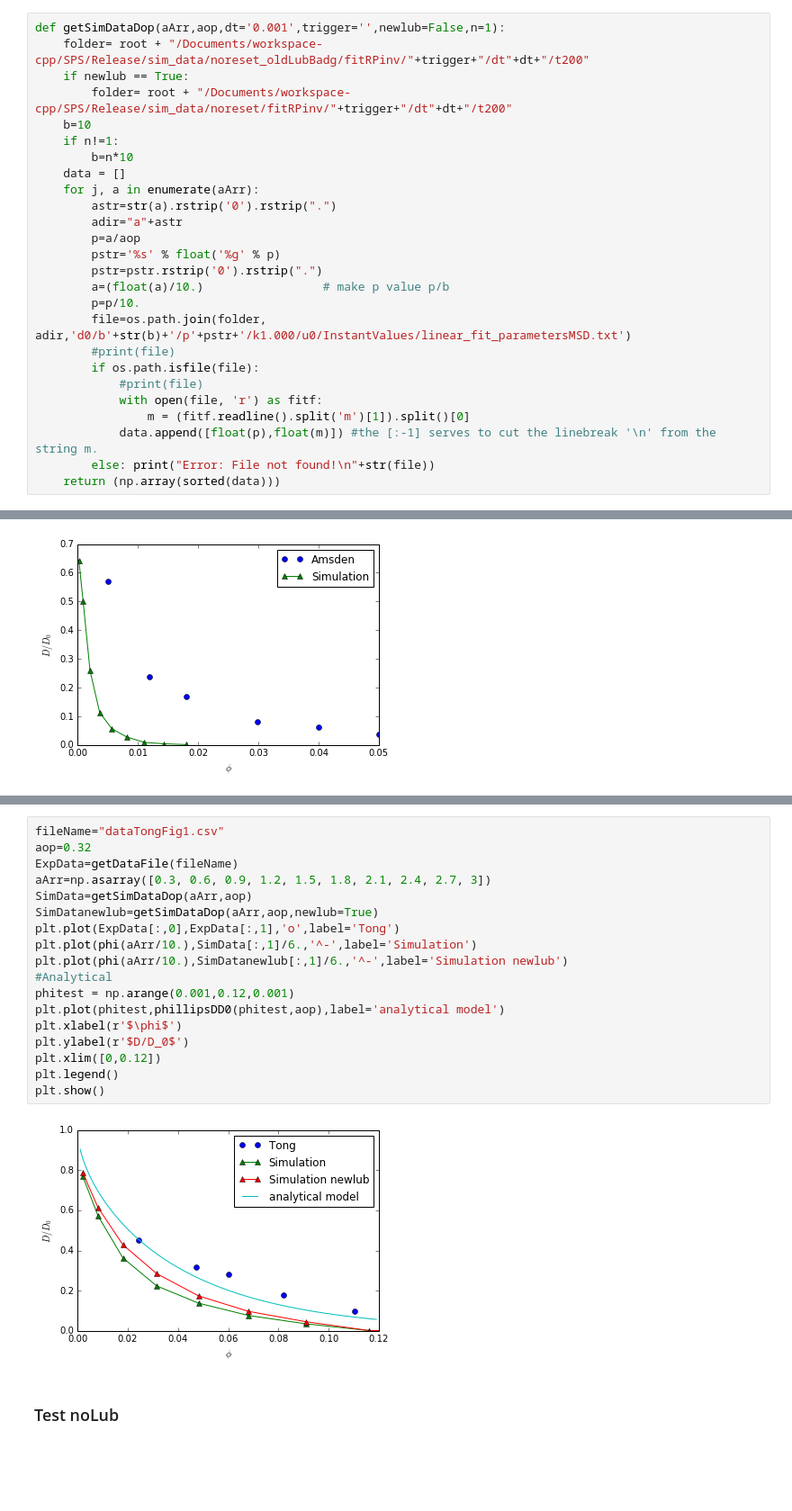
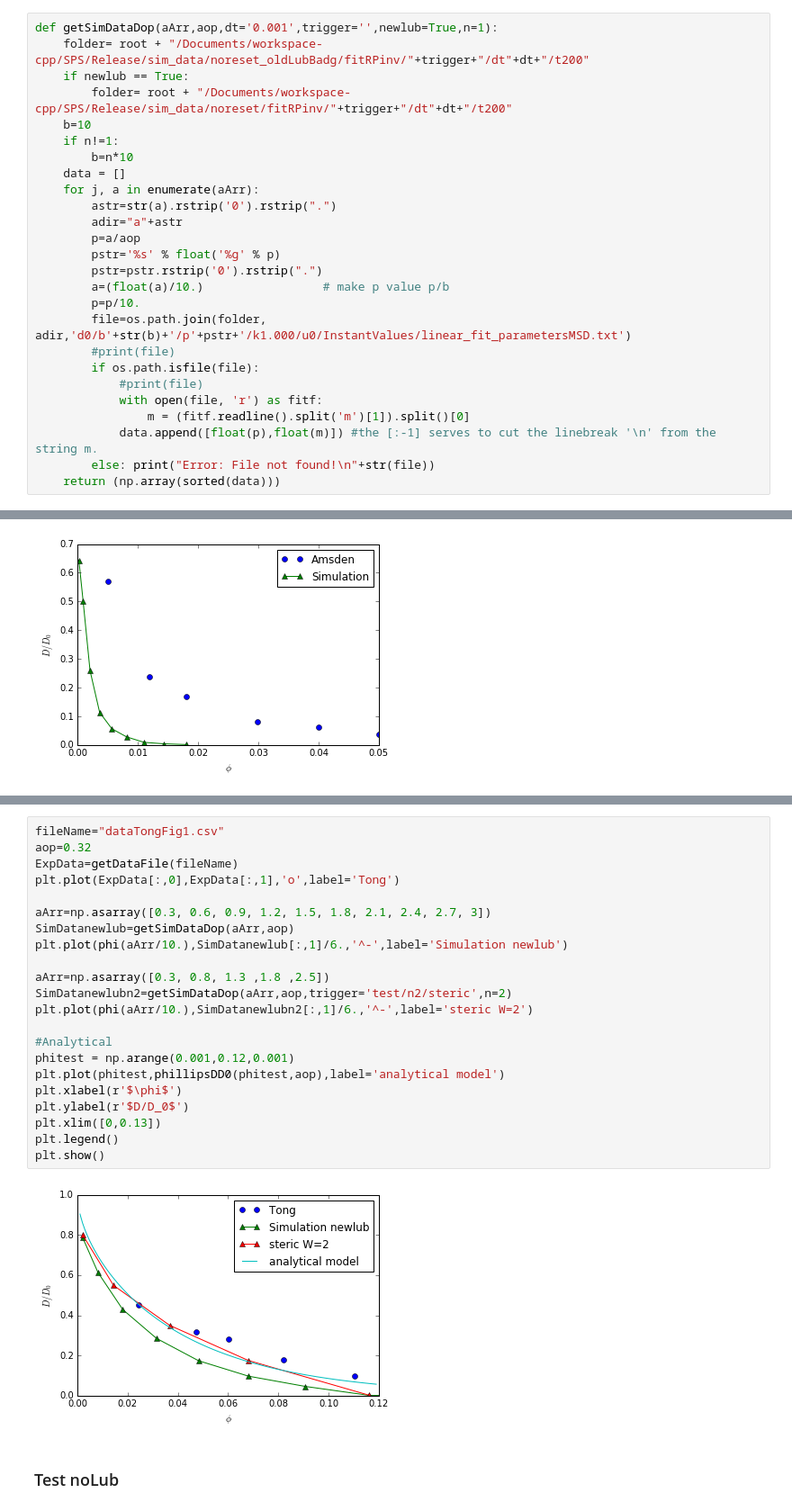
Before and after one commit to JohannHansing/iPythonNB, a Jupyter notebook: HIforBD/ExperimentalData.ipynb, the cells around one changed output, grey strips where cells are left out. Shown at 90% size. Drawn from its saved outputs; the diff is of its cells as text; blank space fills up the shorter version.

```diff
--- a/HIforBD/ExperimentalData.ipynb
+++ b/HIforBD/ExperimentalData.ipynb
@@ -119,7 +119,7 @@ def getDataFile(fileName):
 #                 if str(lines[1]) != 'x':
 #                     JasonCionRep.append(lines[0:4])
 # %%
-def getSimDataDop(aArr,aop,dt='0.001',trigger='',newlub=False,n=1):
+def getSimDataDop(aArr,aop,dt='0.001',trigger='',newlub=True,n=1):
     folder= root + "/Documents/workspace-cpp/SPS/Release/sim_data/noreset_oldLubBadg/fitRPinv/"+trigger+"/dt"+dt+"/t200"
     if newlub == True:
         folder= root + "/Documents/workspace-cpp/SPS/Release/sim_data/noreset/fitRPinv/"+trigger+"/dt"+dt+"/t200"
@@ -184,22 +197,26 @@ plt.show()
 # %%
 fileName="dataTongFig1.csv"
 aop=0.32
 ExpData=getDataFile(fileName)
+plt.plot(ExpData[:,0],ExpData[:,1],'o',label='Tong')
+
 aArr=np.asarray([0.3, 0.6, 0.9, 1.2, 1.5, 1.8, 2.1, 2.4, 2.7, 3])
-SimData=getSimDataDop(aArr,aop)
-SimDatanewlub=getSimDataDop(aArr,aop,newlub=True)
-plt.plot(ExpData[:,0],ExpData[:,1],'o',label='Tong')
-plt.plot(phi(aArr/10.),SimData[:,1]/6.,'^-',label='Simulation')
+SimDatanewlub=getSimDataDop(aArr,aop)
 plt.plot(phi(aArr/10.),SimDatanewlub[:,1]/6.,'^-',label='Simulation newlub')
+
+aArr=np.asarray([0.3, 0.8, 1.3 ,1.8 ,2.5])
+SimDatanewlubn2=getSimDataDop(aArr,aop,trigger='test/n2/steric',n=2)
+plt.plot(phi(aArr/10.),SimDatanewlubn2[:,1]/6.,'^-',label='steric W=2')
+
 #Analytical
 phitest = np.arange(0.001,0.12,0.001)
 plt.plot(phitest,phillipsDD0(phitest,aop),label='analytical model')
 plt.xlabel(r'$\phi$')
 plt.ylabel(r'$D/D_0$')
-plt.xlim([0,0.12])
+plt.xlim([0,0.13])
 plt.legend()
 plt.show()
 # %% [output]
-[figure, old version]
+[figure, new version]
 # %% [markdown]
 ### Test noLub
```
Also changed, not shown: parts of 7 cells of this notebook, 3 other files.
